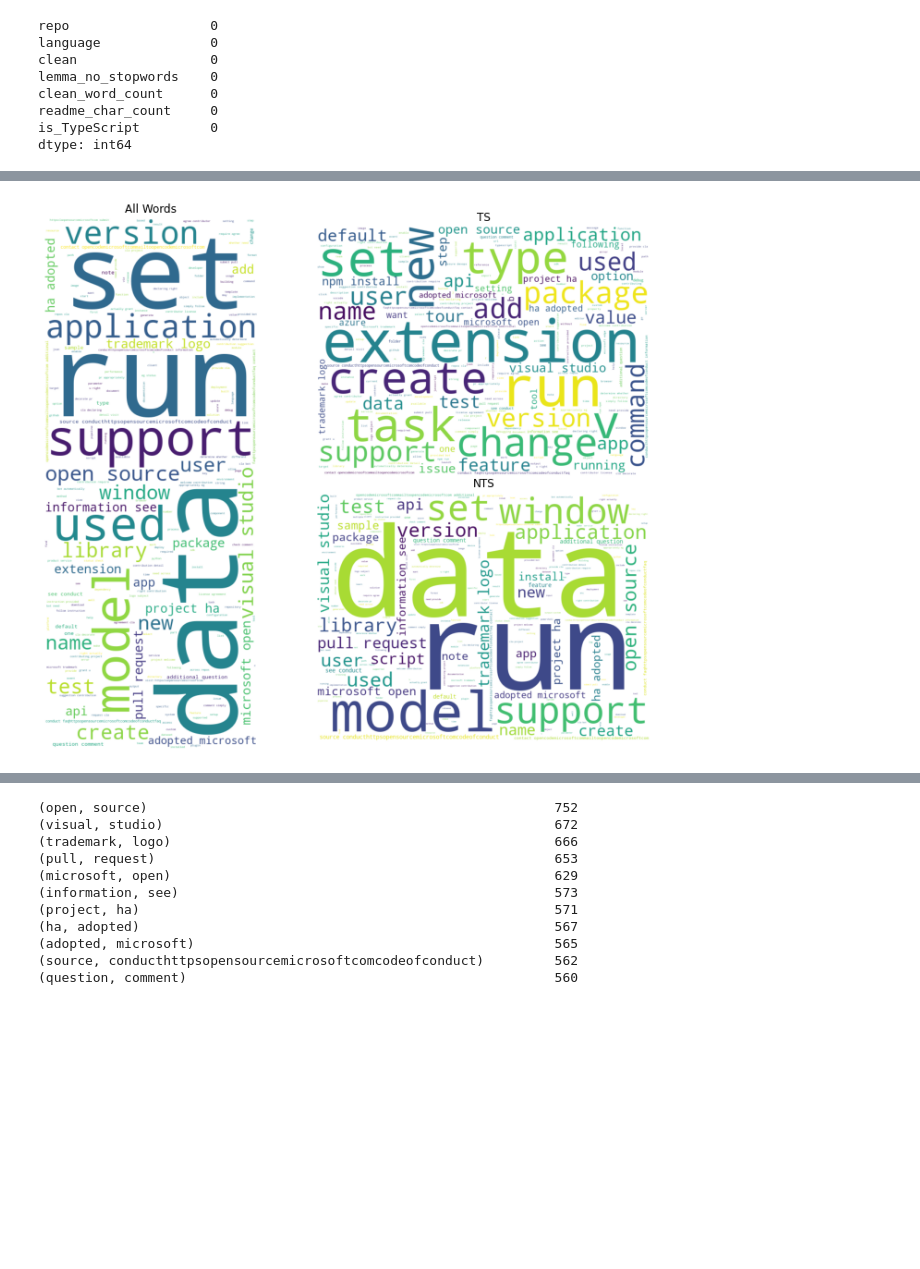
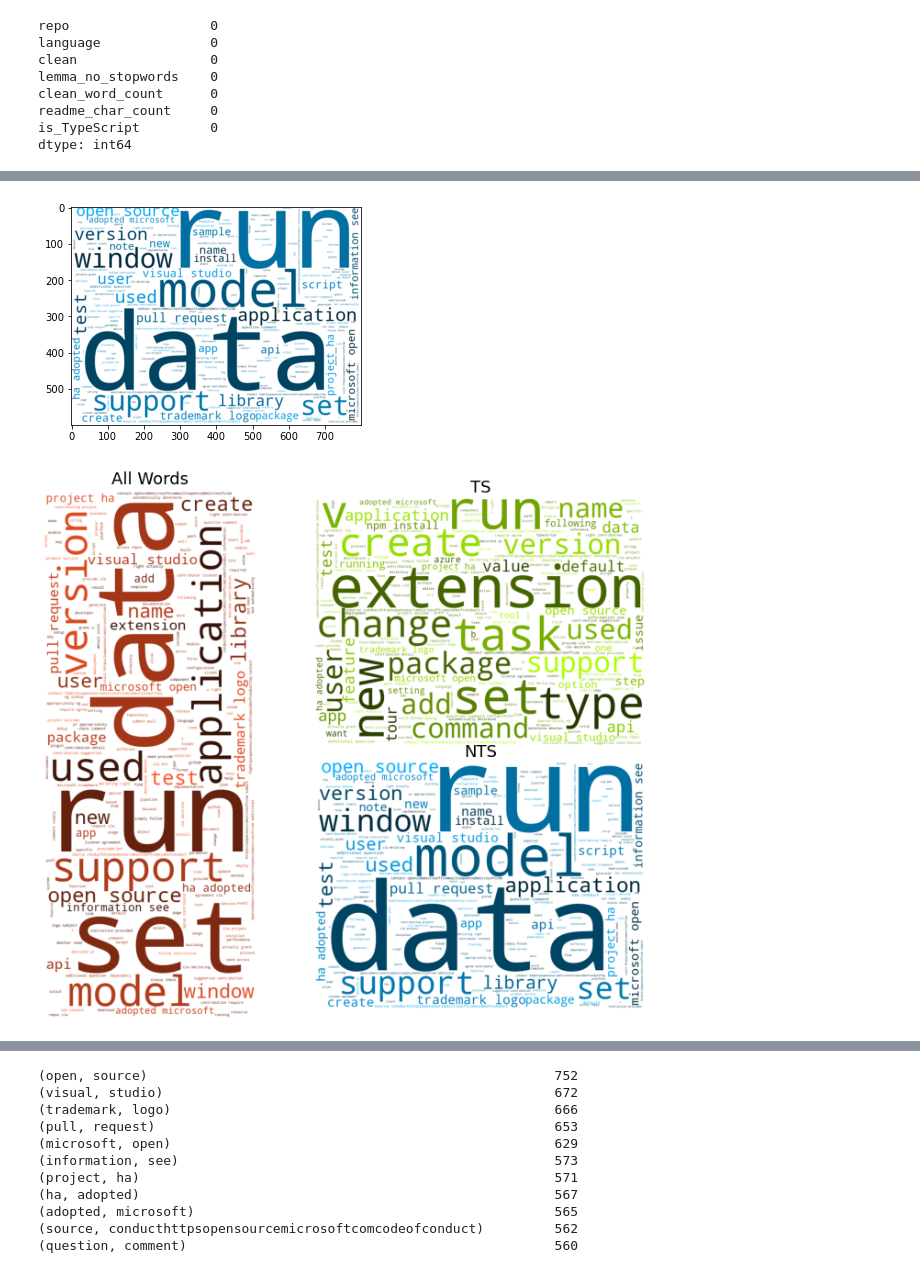
Before and after one commit to lets-talk-codeup/github-guesser, a Jupyter notebook: explore.ipynb, the cells around one changed output, grey strips where cells are left out. Saved outputs shown, nothing was run; the diff lists cells and outputs as text; code cells hidden in the pictures; blank space fills up the shorter version.

```diff
--- a/explore.ipynb
+++ b/explore.ipynb
@@ -177,24 +210,40 @@ Text(0.5, 1.0, 'Proportion of TypeScript vs Non-TypeScript for the 20 most commo
 # %%
 #Create Word Clouds
+
+color_func1 = get_single_color_func('#f25022')
+color_func2 = get_single_color_func('#7fba00')
+color_func3 = get_single_color_func('#00a4ef')
 
 all_cloud = WordCloud(background_color='white', height=1000, width=400).generate(' '.join(all_words))
 TS_cloud = WordCloud(background_color='white', height=600, width=800).generate(' '.join(TS_words))
 NTS_cloud = WordCloud(background_color='white', height=600, width=800).generate(' '.join(NTS_words))
 
+
+plt.imshow(all_cloud.recolor(color_func=color_func1, random_state=3),
+           interpolation="bilinear")
+plt.imshow(TS_cloud.recolor(color_func=color_func2, random_state=3),
+           interpolation="bilinear")
+plt.imshow(NTS_cloud.recolor(color_func=color_func3, random_state=3),
+           interpolation="bilinear")
+
 plt.figure(figsize=(10, 8))
+
 axs = [plt.axes([0, 0, .5, 1]), plt.axes([.5, .5, .5, .5]), plt.axes([.5, 0, .5, .5])]
 
 axs[0].imshow(all_cloud)
 axs[1].imshow(TS_cloud)
 axs[2].imshow(NTS_cloud)
 
-axs[0].set_title('All Words')
-axs[1].set_title('TS')
-axs[2].set_title('NTS')
+axs[0].set_title('All Words', fontsize=18)
+axs[1].set_title('TS', fontsize=18)
+axs[2].set_title('NTS', fontsize=18)
 
 for ax in axs: ax.axis('off')
+
+plt.show()
 # %% [output]
-[figure, old version]
+[figure, new version]
+[figure, added]
 # %%
 #Bi-grams
 
```
Also changed, not shown: parts of 21 cells of this notebook, 1 other file.
